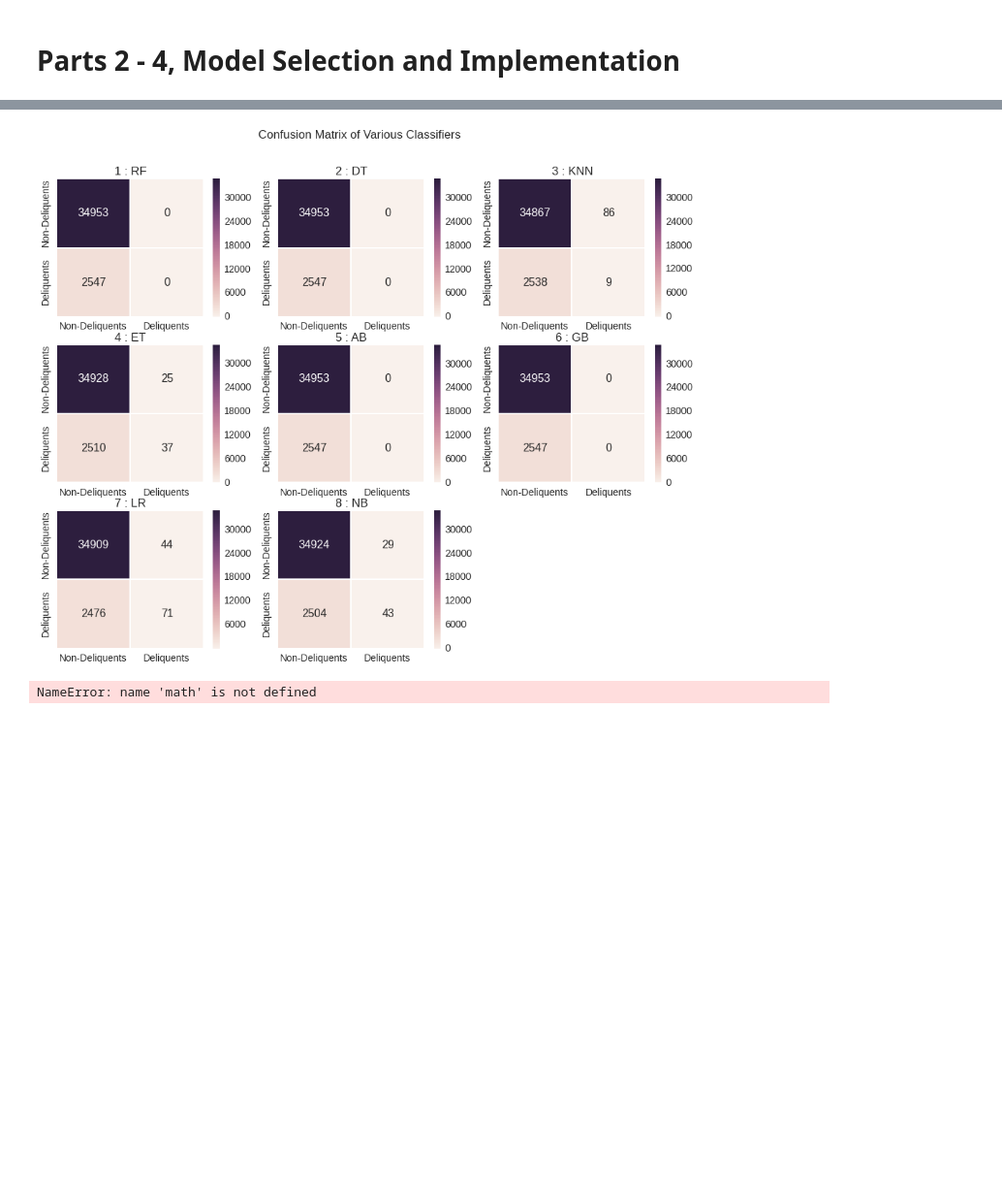
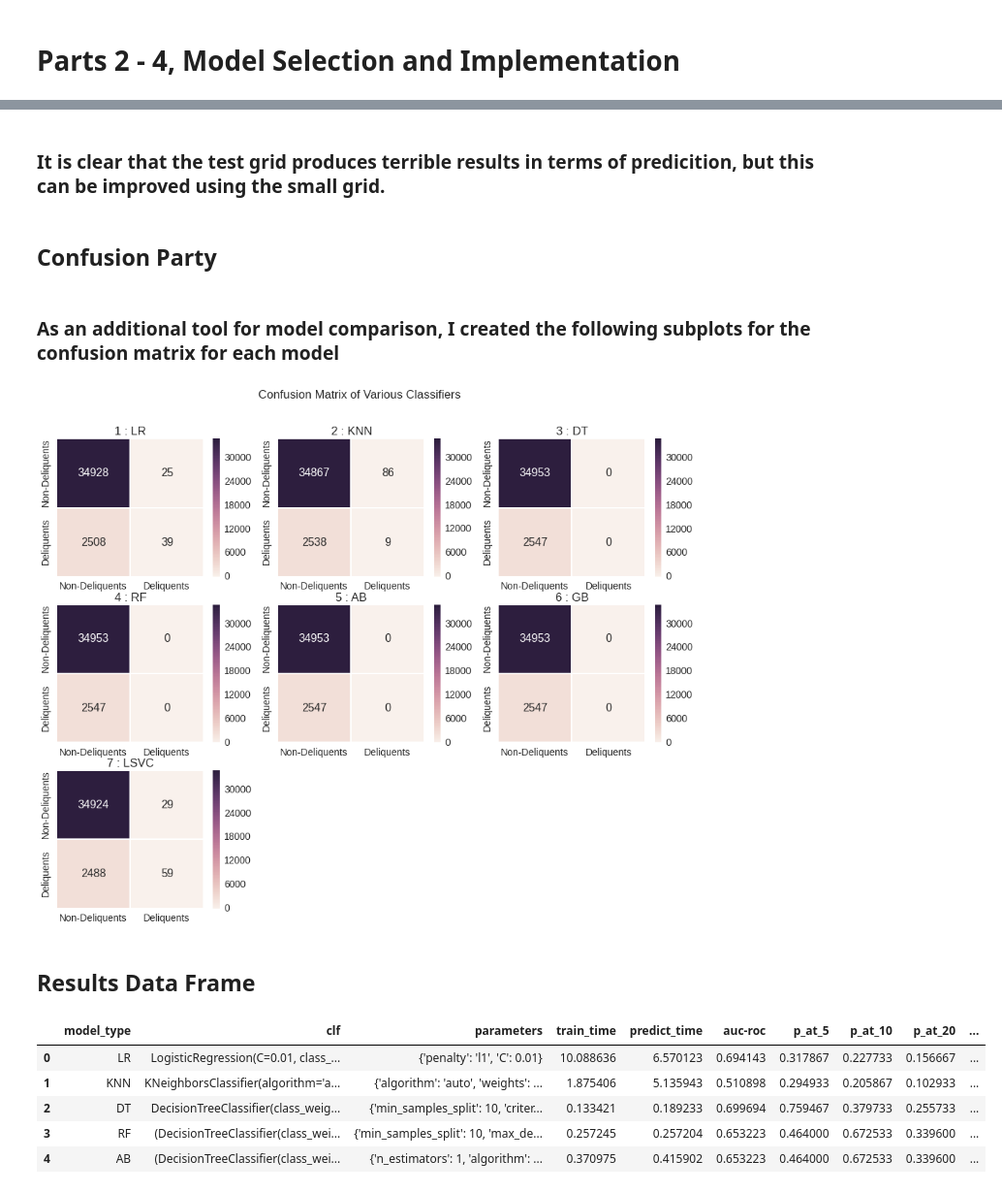
Before and after one commit to ju-arroyom/ML-Pub-Policy, a Jupyter notebook: hw3/ML-PS3_new.ipynb, the cells around one changed output, grey strips where cells are left out. Shown at 97% size. Cells and saved outputs as stored; diff of their text form; code cells hidden in the pictures; blank space fills up the shorter version.

```diff
--- a/hw3/ML-PS3_new.ipynb
+++ b/hw3/ML-PS3_new.ipynb
@@ -242,8 +285,10 @@ ET
+# %% [markdown]
+### It is clear that the test grid produces terrible results in terms of predicition, but this can be improved using the small grid.
+# %% [markdown]
+## Confusion Party
+# %% [markdown]
+### As an additional tool for model comparison, I created the following subplots for the confusion matrix for each model
 # %%
-confusion_party(x, ['Non-Deliquents', 'Deliquents'])
+confusion_party(matrix, ['Non-Deliquents', 'Deliquents'])
 # %% [output]
-[figure, old version]
+[figure, new version]
-# %%
-math.ceil(14/3)
-# %% [output]
-NameError: name 'math' is not defined
@@ -251,0 +295,11 @@ len(x) %
+# %% [markdown]
+## Results Data Frame
+# %%
+results.head()
+# %% [output]
+|  | model_type | clf | parameters | train_time | predict_time | auc-roc | p_at_5 | p_at_10 | p_at_20 | ... |
+| 0 | LR | LogisticRegression(C=0.01, class_... | {'penalty': 'l1', 'C': 0.01} | 10.088636 | 6.570123 | 0.694143 | 0.317867 | 0.227733 | 0.156667 | ... |
+| 1 | KNN | KNeighborsClassifier(algorithm='a... | {'algorithm': 'auto', 'weights': ... | 1.875406 | 5.135943 | 0.510898 | 0.294933 | 0.205867 | 0.102933 | ... |
+| 2 | DT | DecisionTreeClassifier(class_weig... | {'min_samples_split': 10, 'criter... | 0.133421 | 0.189233 | 0.699694 | 0.759467 | 0.379733 | 0.255733 | ... |
+| 3 | RF | (DecisionTreeClassifier(class_wei... | {'min_samples_split': 10, 'max_de... | 0.257245 | 0.257204 | 0.653223 | 0.464000 | 0.672533 | 0.339600 | ... |
+| 4 | AB | (DecisionTreeClassifier(class_wei... | {'n_estimators': 1, 'algorithm': ... | 0.370975 | 0.415902 | 0.653223 | 0.464000 | 0.672533 | 0.339600 | ... |
```
Also changed, not shown: parts of 11 cells of this notebook, 2 other files.
